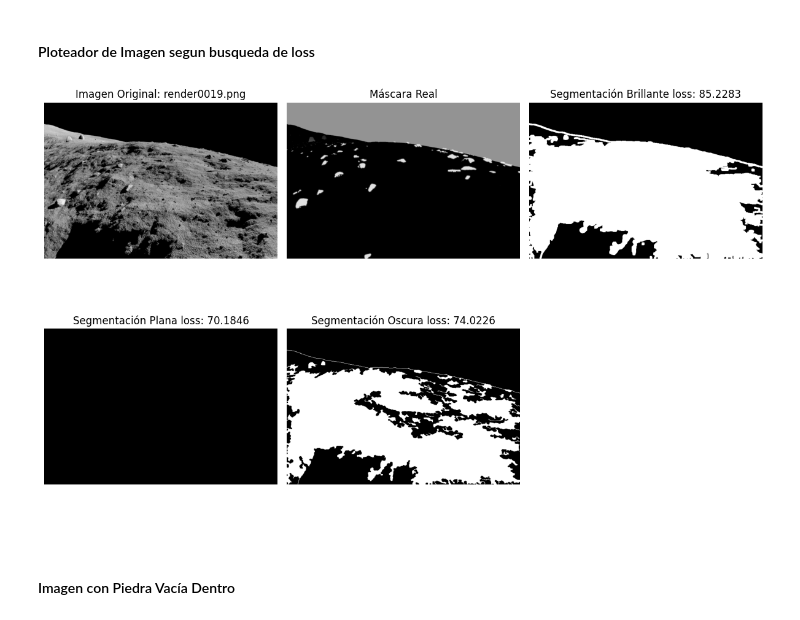
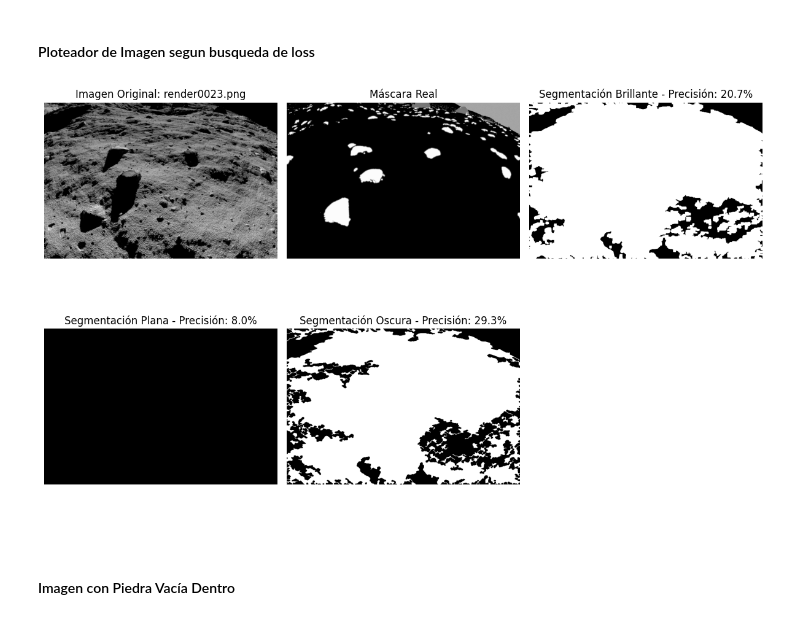
Before and after one commit to amag1/lunar-image-segmentation, a Jupyter notebook: notebooks/grafics_and_plots.ipynb, the cells around one changed output. Drawn from its saved outputs; the diff is of its cells as text; code cells hidden in the pictures.

Commit message:
Improve plot file

```diff
--- a/notebooks/grafics_and_plots.ipynb
+++ b/notebooks/grafics_and_plots.ipynb
@@ -283,7 +283,7 @@ Calculando y mostrando los espectros de magnitud de Fourier...
 # %% [markdown]
 ### Plot de máscara 14 procesada
 # %%
-from remove_red import remove_red, remove_red_bgr
+from remove_red import remove_red
 def eval(image_number):
     formated_num = str(image_number).zfill(4)
 
@@ -295,7 +295,7 @@ def eval(image_number):
 
     # Read image in rgb, remove all red pixels and convert to grayscale
     mask = cv2.imread(mask_path, cv2.COLOR_BGR2RGB)
-    mask = remove_red_bgr(mask)
+    mask = remove_red(mask)
     mask = cv2.cvtColor(mask, cv2.COLOR_BGR2GRAY)
 
     if image is None or mask is None:
@@ -323,7 +323,7 @@ if __name__ == "__main__":
 # %% [markdown]
 #### Ploteador de Imagen segun busqueda de loss
 # %%
-
+from eval import eval
 
 if __name__ == "__main__":
     for image_number in range(1,1000):
@@ -331,38 +331,43 @@ if __name__ == "__main__":
         image_path = f"dataset/images/render/render{formated_num}.png"
         real_mask_path = f"dataset/images/ground/ground{formated_num}.png"
 
         image = cv2.imread(image_path, cv2.IMREAD_GRAYSCALE)
         real_mask = cv2.imread(real_mask_path, cv2.IMREAD_GRAYSCALE)
 
         if image is None or real_mask is None:
             continue
 
         try:
             _, loss_bright = eval(formated_num, segment_bright_image)
             _, loss_flat = eval(formated_num, segment_flat_image)
             _, loss_dark = eval(formated_num, segment_dark_image)
+
+            loss_bright = (100-loss_bright)
+            loss_flat = (100-loss_flat)
+            loss_dark = (100-loss_dark)
+
         except Exception as e:
             print(f"Error al evaluar {formated_num}: {e}")
             continue
 
-        if all(loss > 60.0 for loss in [loss_bright, loss_flat, loss_dark]):
+        if all(loss < 50 for loss in [loss_bright, loss_flat, loss_dark]):
             mask_bright = segment_bright_image(image)
             mask_flat = segment_flat_image(image)
             mask_dark = segment_dark_image(image)
 
             images_to_plot = [image, real_mask, mask_bright, mask_flat, mask_dark]
             titles = [
                 f'Imagen Original: render{formated_num}.png',
                 'Máscara Real',
-                f'Segmentación Brillante loss: {loss_bright:.4f}',
-                f'Segmentación Plana loss: {loss_flat:.4f}',
-                f'Segmentación Oscura loss: {loss_dark:.4f}'
+                f'Segmentación Brillante - Precisión: {loss_bright:.1f}%',
+                f'Segmentación Plana - Precisión: {loss_flat:.1f}%',
+                f'Segmentación Oscura - Precisión: {loss_dark:.1f}%'
             ]
             plot_images_grid(images_to_plot, titles=titles, cols=3)
 
             break
 # %% [output]
-[figure, old version]
+[figure, new version]
 # %% [markdown]
 #### Imagen con Piedra Vacía Dentro
 # %%
```
Also changed, not shown: parts of 1 cell of this notebook, 3 other files.
